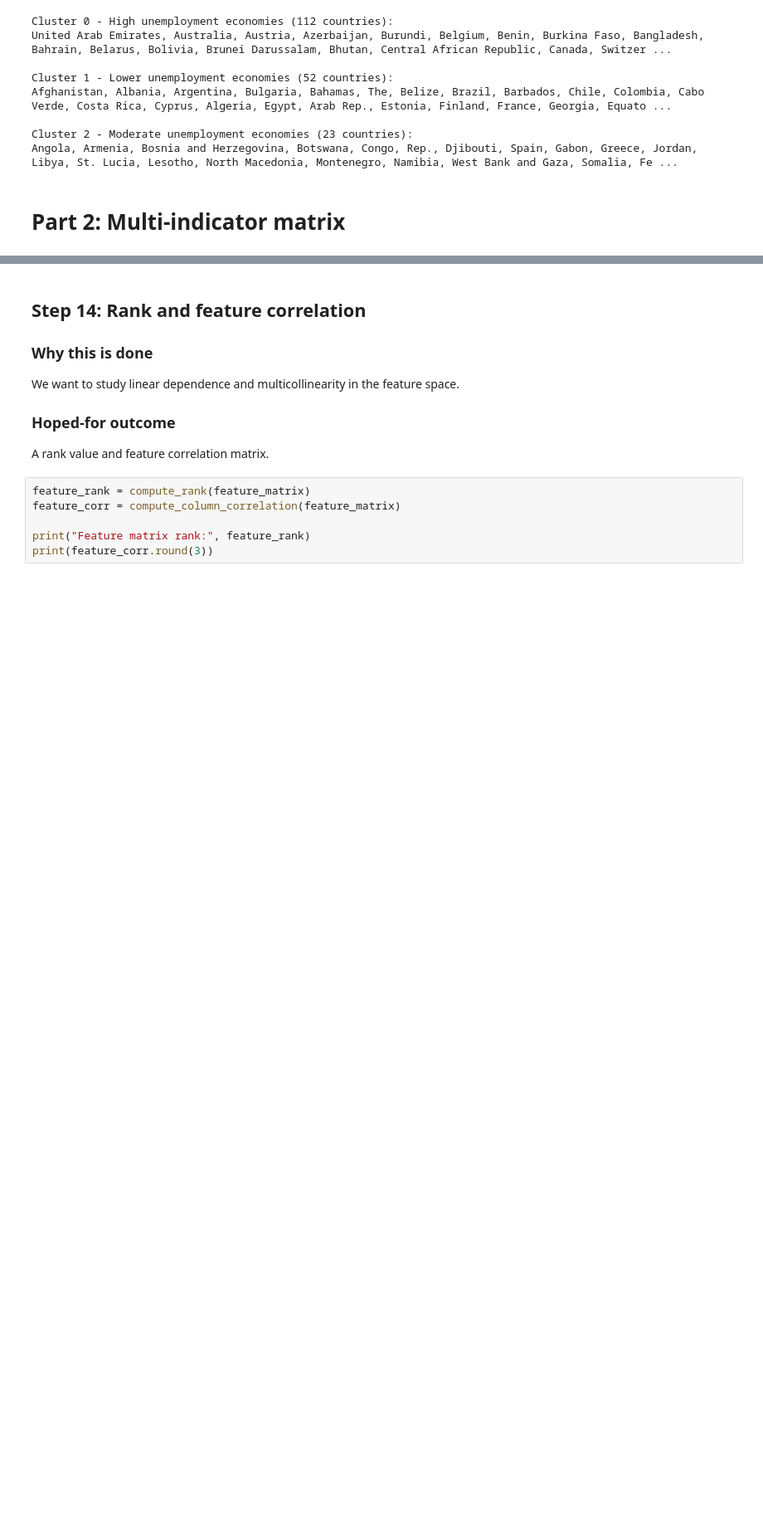
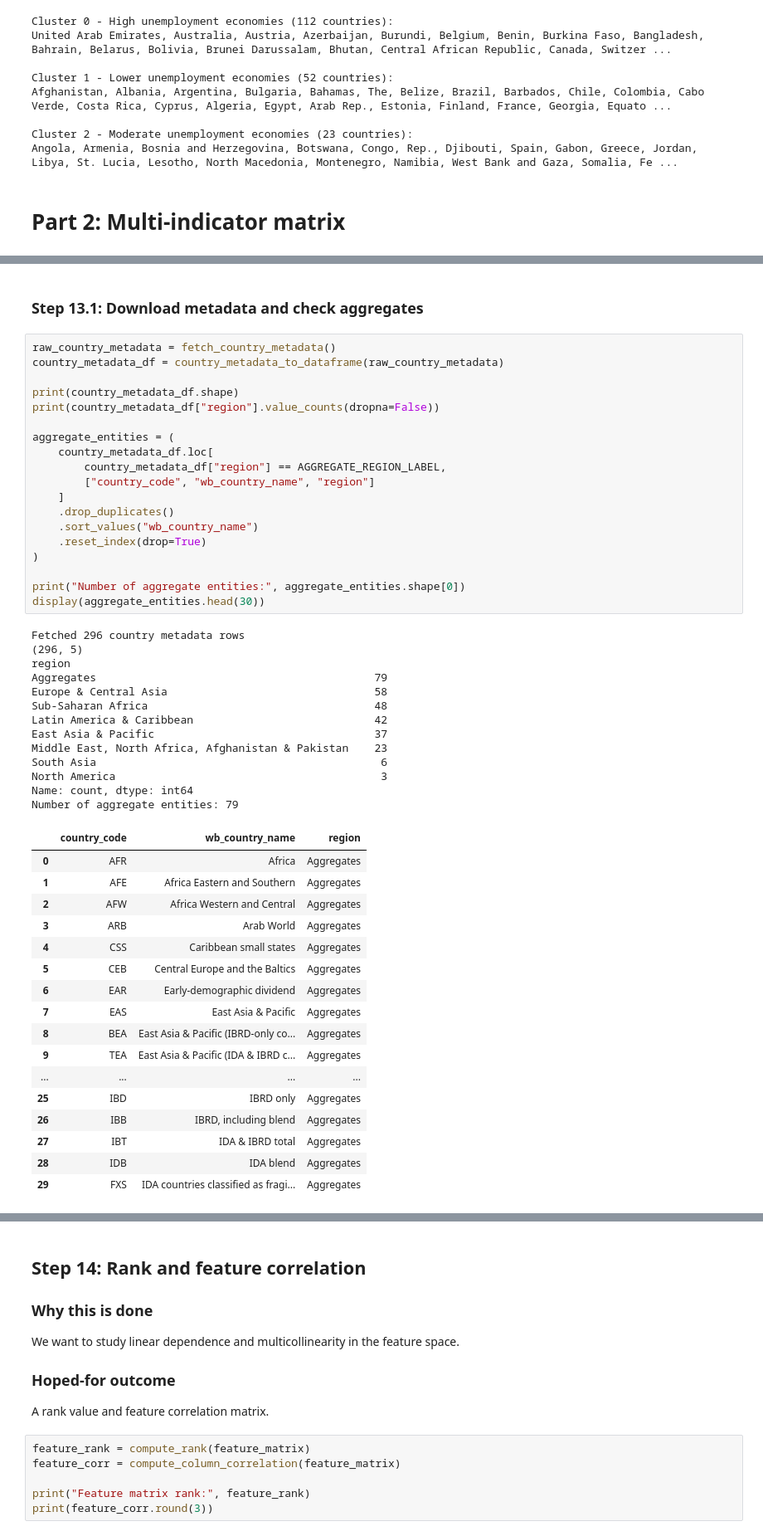
Before and after one commit to tendai-codes/worldbank_unemployment_linear_algebra_project, a Jupyter notebook: notebook_worldbank_linear_algebra.ipynb, the cells around one changed output, grey strips where cells are left out. Shown at 83% size. Drawn from its saved outputs; the diff is of its cells as text; blank space fills up the shorter version.

```diff
--- a/notebook_worldbank_linear_algebra.ipynb
+++ b/notebook_worldbank_linear_algebra.ipynb
@@ -912,0 +952,52 @@ print(panel_df.isna().sum())
+# %% [markdown]
+### Step 13.1: Download metadata and check aggregates
+# %%
+raw_country_metadata = fetch_country_metadata()
+country_metadata_df = country_metadata_to_dataframe(raw_country_metadata)
+
+print(country_metadata_df.shape)
+print(country_metadata_df["region"].value_counts(dropna=False))
+
+aggregate_entities = (
+    country_metadata_df.loc[
+        country_metadata_df["region"] == AGGREGATE_REGION_LABEL,
+        ["country_code", "wb_country_name", "region"]
+    ]
+    .drop_duplicates()
+    .sort_values("wb_country_name")
+    .reset_index(drop=True)
+)
+
+print("Number of aggregate entities:", aggregate_entities.shape[0])
+display(aggregate_entities.head(30))
+# %% [output]
+Fetched 296 country metadata rows
+(296, 5)
+region
+Aggregates                                           79
+Europe & Central Asia                                58
+Sub-Saharan Africa                                   48
+Latin America & Caribbean                            42
+East Asia & Pacific                                  37
+Middle East, North Africa, Afghanistan & Pakistan    23
+South Asia                                            6
+North America                                         3
+Name: count, dtype: int64
+Number of aggregate entities: 79
+|  | country_code | wb_country_name | region |
+| 0 | AFR | Africa | Aggregates |
+| 1 | AFE | Africa Eastern and Southern | Aggregates |
+| 2 | AFW | Africa Western and Central | Aggregates |
+| 3 | ARB | Arab World | Aggregates |
+| 4 | CSS | Caribbean small states | Aggregates |
+| 5 | CEB | Central Europe and the Baltics | Aggregates |
+| 6 | EAR | Early-demographic dividend | Aggregates |
+| 7 | EAS | East Asia & Pacific | Aggregates |
+| 8 | BEA | East Asia & Pacific (IBRD-only co... | Aggregates |
+| 9 | TEA | East Asia & Pacific (IDA & IBRD c... | Aggregates |
+| ... | ... | ... | ... |
+| 25 | IBD | IBRD only | Aggregates |
+| 26 | IBB | IBRD, including blend | Aggregates |
+| 27 | IBT | IDA & IBRD total | Aggregates |
+| 28 | IDB | IDA blend | Aggregates |
+| 29 | FXS | IDA countries classified as fragi... | Aggregates |
```
Also changed, not shown: parts of 91 cells of this notebook, 1 other file.
